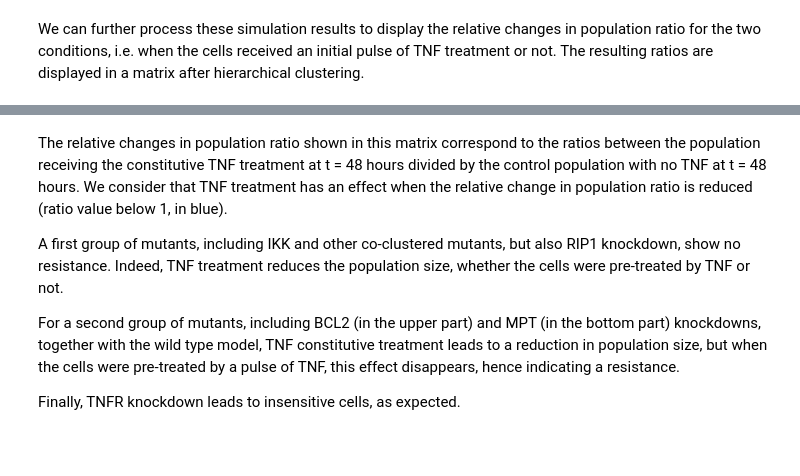
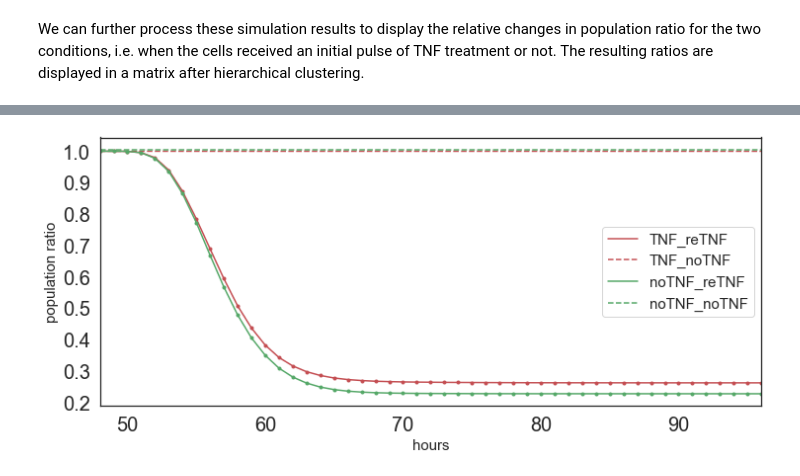
Before and after one commit to sysbio-curie/UPMaBoSS-docker, a Jupyter notebook: CellFateModel_uppmaboss.ipynb, the cells around one changed output, grey strips where cells are left out. Drawn from its saved outputs; the diff is of its cells as text; code cells hidden in the pictures; blank space fills up the shorter version.

```diff
--- a/CellFateModel_uppmaboss.ipynb
+++ b/CellFateModel_uppmaboss.ipynb
@@ -379,9 +378,0 @@ save_figure(figure, 'cluster')
-# %% [markdown]
-The relative changes in population ratio shown in this matrix correspond to the ratios between the population receiving the constitutive TNF treatment at t = 48 hours divided by the control population with no TNF at t = 48 hours.
-We consider that TNF treatment has an effect when the relative change in population ratio is reduced (ratio value below 1, in blue).
-
-A first group of mutants, including IKK and other co-clustered mutants, but also  RIP1 knockdown, show no resistance. Indeed, TNF treatment reduces the population size, whether the cells were pre-treated by TNF or not.
-
-For a second group of mutants, including BCL2 (in the upper part) and MPT (in the bottom part) knockdowns, together with the wild type model, TNF constitutive treatment leads to a reduction in population size, but when the cells were pre-treated by a pulse of TNF, this effect disappears, hence indicating a resistance.
-
-Finally, TNFR knockdown leads to insensitive cells, as expected.
@@ -387,0 +429,30 @@ Finally, TNFR knockdown leads to insensitive cells, as expected.
+# %%
+sns.set_style("white")
+colormap_scale = sns.light_palette("black", as_cmap=True)
+colormap_ratios = sns.diverging_palette(240, 0, center='light', as_cmap=True)
+# Plot population ratios for a second treatment of TNF with or without the initial TNF stimulation, starting at time=48
+# Plot the control in dashed lines
+# A figure "figure_second_steps_ratios.pdf" is saved
+figure = plt.figure(figsize = (12,5))
+plt.rcParams.update({'legend.fontsize': 15})
+norm_pop_ratios_IKK_TNF_reTNF = pd.core.series.Series(index=pop_ratios_IKK_TNF_reTNF.index,data=pop_ratios_IKK_TNF_reTNF.values/pop_ratios_IKK_TNF_reTNF.values[0])
+norm_pop_ratios_IKK_TNF_reTNF.name = "TNF_reTNF"
+outPlot = norm_pop_ratios_IKK_TNF_reTNF.plot(style='.-r', legend=True,fontsize=20)
+
+norm_pop_ratios_IKK_TNF_noTNF = pd.core.series.Series(index=pop_ratios_IKK_TNF_noTNF.index,data=pop_ratios_IKK_TNF_noTNF.values/pop_ratios_IKK_TNF_noTNF.values[0])
+norm_pop_ratios_IKK_TNF_noTNF.name = "TNF_noTNF"
+norm_pop_ratios_IKK_TNF_noTNF.plot(style='--r', legend=True)
+
+norm_pop_ratios_IKK_noTNF_reTNF = pd.core.series.Series(index=pop_ratios_IKK_noTNF_reTNF.index,data=pop_ratios_IKK_noTNF_reTNF.values/pop_ratios_IKK_noTNF_reTNF.values[0])
+norm_pop_ratios_IKK_noTNF_reTNF.name = "noTNF_reTNF"
+norm_pop_ratios_IKK_noTNF_reTNF.plot(style='.-g', legend=True)
+## add 0.005 to pop ratio because is is the same than TNF_noTNF
+norm_pop_ratios_IKK_noTNF_noTNF = pd.core.series.Series(index=pop_ratios_IKK_noTNF_noTNF.index,data=.005+pop_ratios_IKK_noTNF_noTNF.values/pop_ratios_IKK_noTNF_noTNF.values[0])
+norm_pop_ratios_IKK_noTNF_noTNF.name = "noTNF_noTNF"
+outPlot = norm_pop_ratios_IKK_noTNF_noTNF.plot(style='--g', legend=True)
+outPlot.set_xlabel("hours",fontsize=15)
+
+outPlot.set_ylabel("population ratio",fontsize=15)
+save_figure(figure, 'second_steps_norm_ratios_IKK')
+# %% [output]
+[figure, added]
```
Also changed, not shown: parts of 8 cells of this notebook.
